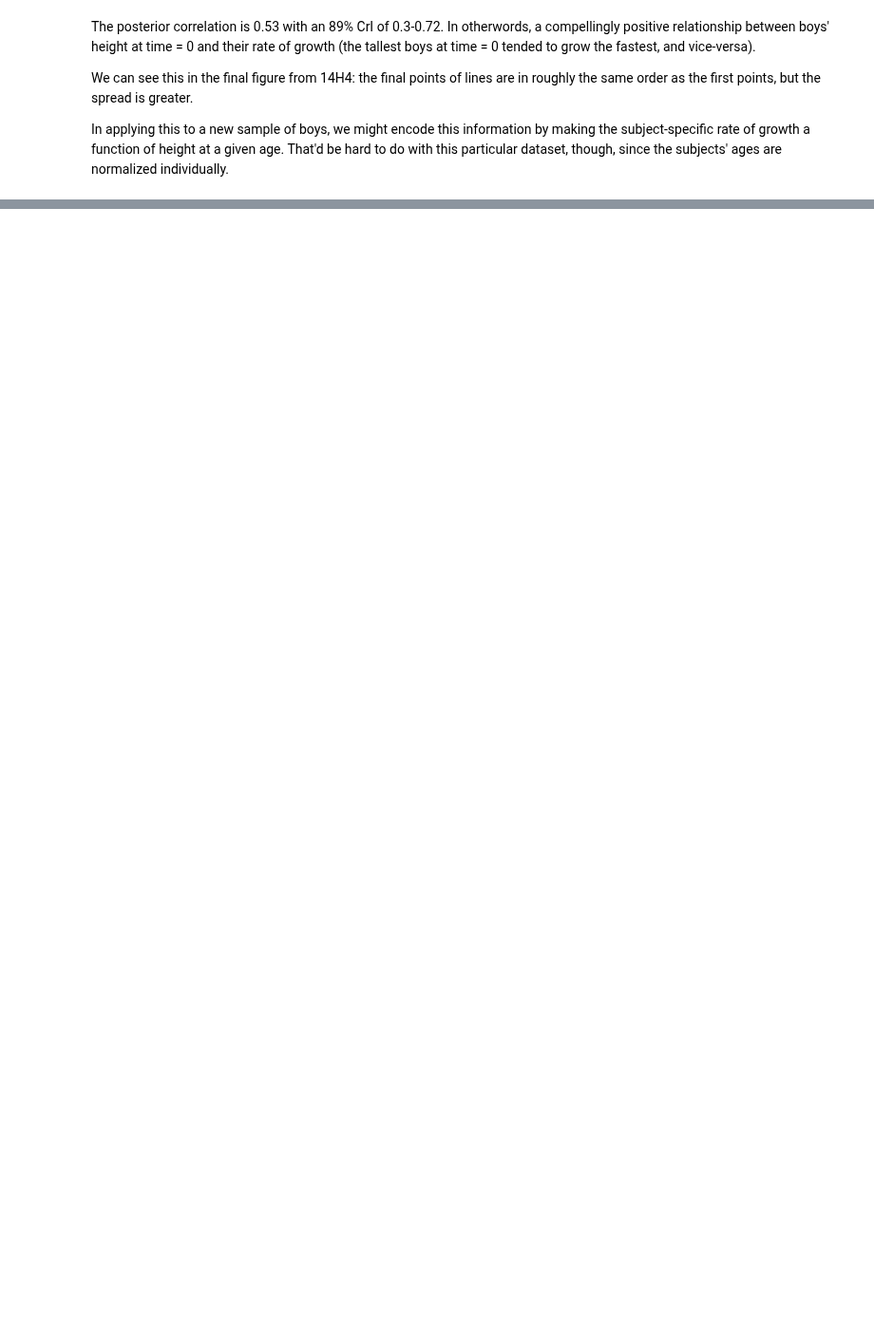
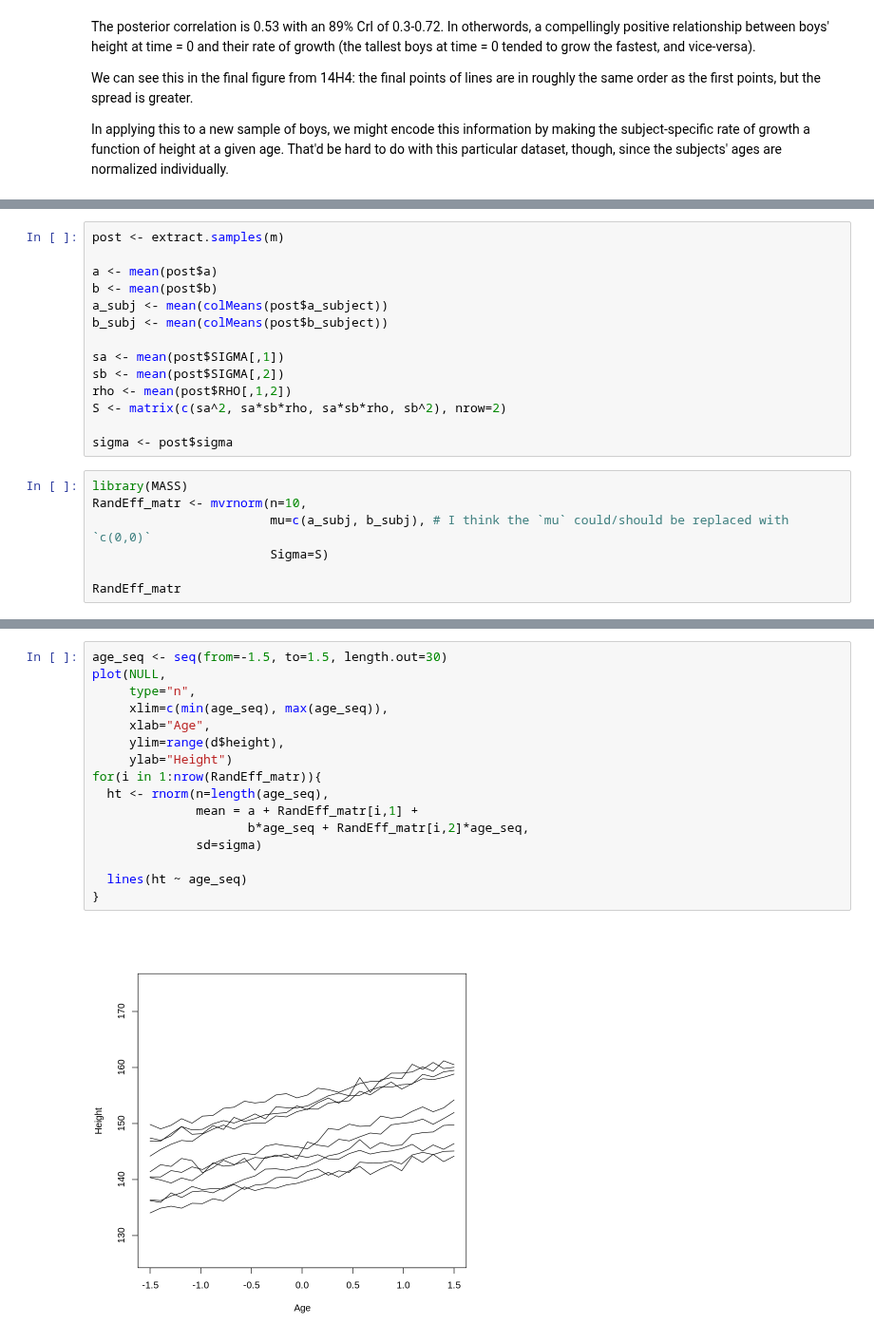
Before and after one commit to nicklausmillican/StatisticalRethinkingIISolutions, a Jupyter notebook: StatisticalRethinkingSolutions2_Ch14.ipynb, the cells around one changed output, grey strips where cells are left out. Shown at 95% size. Saved outputs shown, nothing was run; the diff lists cells and outputs as text; blank space fills up the shorter version.

```diff
--- a/StatisticalRethinkingSolutions2_Ch14.ipynb
+++ b/StatisticalRethinkingSolutions2_Ch14.ipynb
@@ -1758,0 +1774,21 @@ In applying this to a new sample of boys, we might encode this information by ma
+# %%
+post <- extract.samples(m)
+
+a <- mean(post$a)
+b <- mean(post$b)
+a_subj <- mean(colMeans(post$a_subject))
+b_subj <- mean(colMeans(post$b_subject))
+
+sa <- mean(post$SIGMA[,1])
+sb <- mean(post$SIGMA[,2])
+rho <- mean(post$RHO[,1,2])
+S <- matrix(c(sa^2, sa*sb*rho, sa*sb*rho, sb^2), nrow=2)
+
+sigma <- post$sigma
+# %%
+library(MASS)
+RandEff_matr <- mvrnorm(n=10,
+                        mu=c(a_subj, b_subj), # I think the `mu` could/should be replaced with `c(0,0)`
+                        Sigma=S)
+
+RandEff_matr
@@ -1758,0 +1807,18 @@ In applying this to a new sample of boys, we might encode this information by ma
+# %%
+age_seq <- seq(from=-1.5, to=1.5, length.out=30)
+plot(NULL,
+     type="n",
+     xlim=c(min(age_seq), max(age_seq)),
+     xlab="Age",
+     ylim=range(d$height),
+     ylab="Height")
+for(i in 1:nrow(RandEff_matr)){
+  ht <- rnorm(n=length(age_seq),
+              mean = a + RandEff_matr[i,1] +
+                     b*age_seq + RandEff_matr[i,2]*age_seq,
+              sd=sigma)
+
+  lines(ht ~ age_seq)
+}
+# %% [output]
+[figure, added]
```
Also changed, not shown: parts of 10 cells of this notebook.
